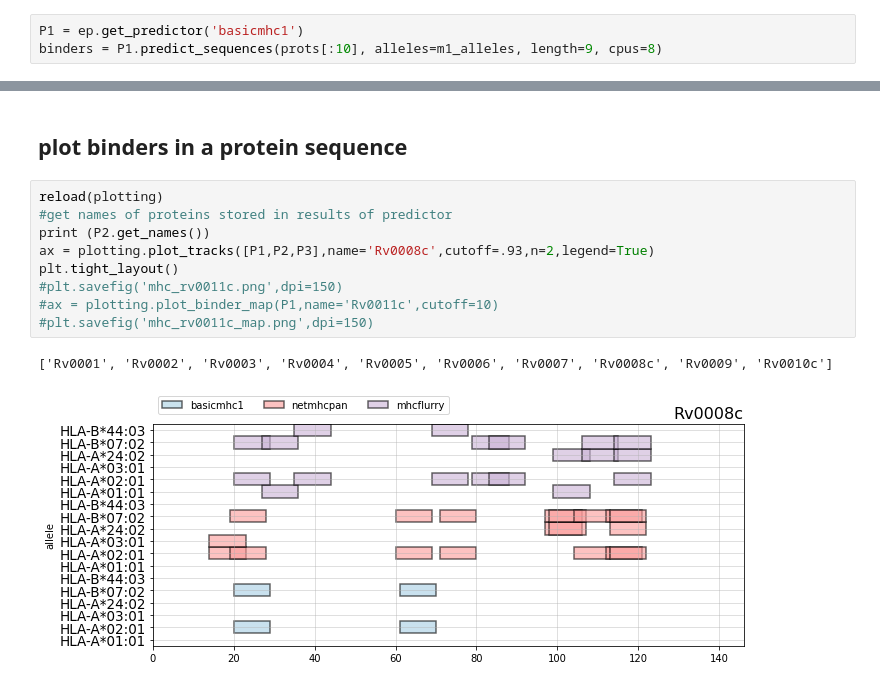
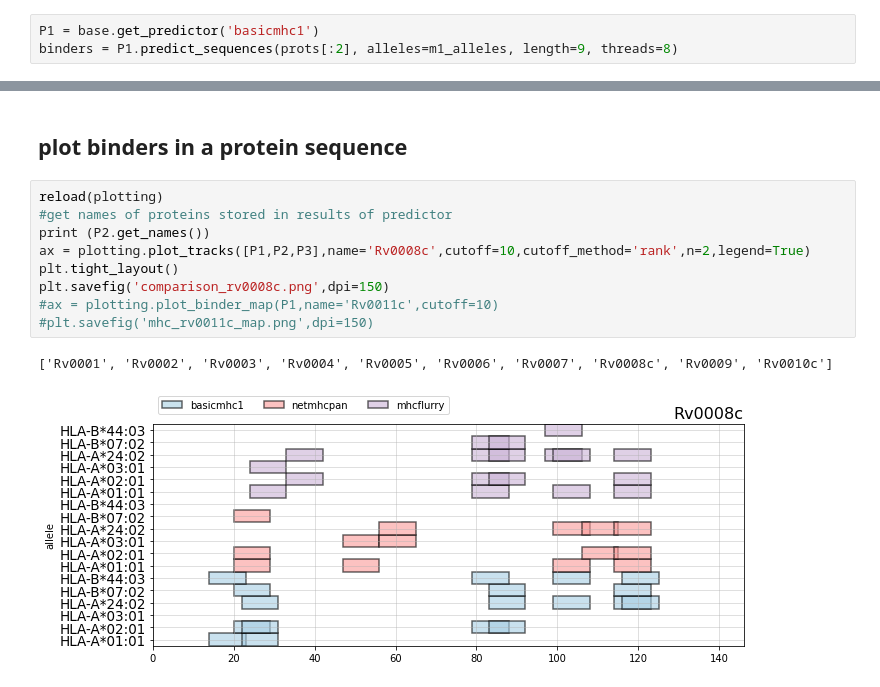
Before and after one commit to dmnfarrell/epitopepredict, a Jupyter notebook: examples/basics.ipynb, the cells around one changed output, grey strips where cells are left out. Drawn from its saved outputs; the diff is of its cells as text.

```diff
--- a/examples/basics.ipynb
+++ b/examples/basics.ipynb
@@ -108,6 +110,6 @@ prots[:5]
 | 8 | CDS | CCP42726.1 | Rv0004 | NaN | GI:444893473 | Conserved hypothetical protein | Rv0004, (MTCY10H4.02), len: 187 a... | MTGSVDRPDQNRGERSMKSPGLDLVRRTLDEAR... | NaN | NaN | ... |
 | 10 | CDS | CCP42727.1 | Rv0005 | gyrB | GI:444893474 | DNA gyrase (subunit B) GyrB (DNA ... | Rv0005, (MTCY10H4.03), len: 675 a... | MAAQKKKAQDEYGAASITILEGLEAVRKRPGMY... | NaN | NaN | ... |
 # %%
-P1 = ep.get_predictor('basicmhc1')
-binders = P1.predict_sequences(prots[:10], alleles=m1_alleles, length=9, cpus=8)
+P1 = base.get_predictor('basicmhc1')
+binders = P1.predict_sequences(prots[:2], alleles=m1_alleles, length=9, threads=8)
 # %% [output]
@@ -173,15 +183,15 @@ ax = venn3((set(pb1.peptide),set(pb2.peptide),set(pb3.peptide)), set_labels = ('
 # %%
 reload(plotting)
 #get names of proteins stored in results of predictor
 print (P2.get_names())
-ax = plotting.plot_tracks([P1,P2,P3],name='Rv0008c',cutoff=.93,n=2,legend=True)
+ax = plotting.plot_tracks([P1,P2,P3],name='Rv0008c',cutoff=10,cutoff_method='rank',n=2,legend=True)
 plt.tight_layout()
-#plt.savefig('mhc_rv0011c.png',dpi=150)
+plt.savefig('comparison_rv0008c.png',dpi=150)
 #ax = plotting.plot_binder_map(P1,name='Rv0011c',cutoff=10)
 #plt.savefig('mhc_rv0011c_map.png',dpi=150)
 # %% [output]
 ['Rv0001', 'Rv0002', 'Rv0003', 'Rv0004', 'Rv0005', 'Rv0006', 'Rv0007', 'Rv0008c', 'Rv0009', 'Rv0010c']
-[figure, old version]
+[figure, new version]
 # %%
 reload(plotting)
 from bokeh.io import show, output_notebook
```
Also changed, not shown: parts of 10 cells of this notebook, 23 other files.
